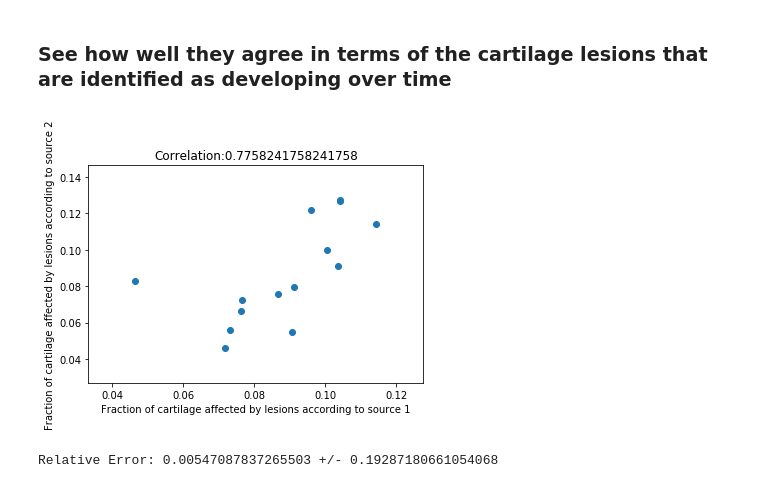
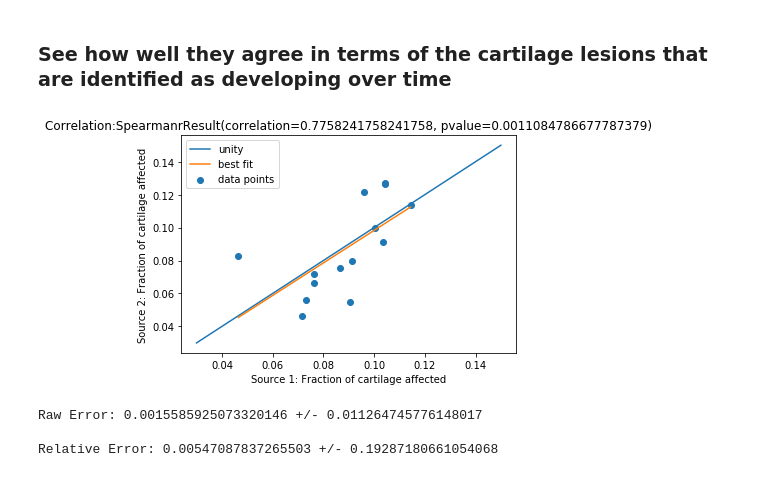
Before and after one commit to kathoma/AutomaticKneeMRISegmentation, a Jupyter notebook: FullPipeline.ipynb, the cells around one changed output. Drawn from its saved outputs; the diff is of its cells as text; code cells hidden in the pictures.

```diff
--- a/FullPipeline.ipynb
+++ b/FullPipeline.ipynb
@@ -132,9 +133,9 @@ source2_time2 = np.sort([i for i in paths if i[-12]=='8'])
 
 percentLesion_expert1 = calculate_group_lesion_area(timepoint1=source2_time1,
                                                      timepoint2=source2_time2,
-                                                     value_threshold = None,
+#                                                      value_threshold = 9,
                                                      sigma_multiple = 1,
-                                                     area_value_threshold = None,
+#                                                      area_value_threshold = 12.4,
                                                      area_fraction_threshold = .01,
                                                      area_percentile_threshold = None,
                                                      display=False,
@@ -142,9 +143,9 @@ percentLesion_expert1 = calculate_group_lesion_area(timepoint1=source2_time1,
 
 percentLesion_predict = calculate_group_lesion_area(timepoint1=source1_time1,
                                                      timepoint2=source1_time2,
-                                                     value_threshold = None,
+#                                                      value_threshold = 9,
                                                      sigma_multiple = 1,
-                                                     area_value_threshold = None,
+#                                                      area_value_threshold = 12.4,
                                                      area_fraction_threshold = .01,
                                                      area_percentile_threshold = None,
                                                      display=False,
@@ -212,16 +263,28 @@ if len(source1_regions1)==len(source1_regions2):
 ### See how well they agree in terms of the cartilage lesions that are identified as developing over time
 # %%
 plt.scatter(percentLesion_expert1, percentLesion_predict)
-plt.title("Correlation:" + str(spearmanr(percentLesion_expert1, percentLesion_predict)[0]))
-plt.xlabel("Fraction of cartilage affected by lesions according to source 1")
-plt.ylabel("Fraction of cartilage affected by lesions according to source 2")
+plt.title("Correlation:" + str(spearmanr(percentLesion_expert1, percentLesion_predict)))
+plt.xlabel("Source 1: Fraction of cartilage affected")
+plt.ylabel("Source 2: Fraction of cartilage affected")
+plt.plot([.03,.15],[.03,.15])
+plt.plot(np.unique(percentLesion_expert1), np.poly1d(np.polyfit(percentLesion_expert1, percentLesion_predict, 1))(np.unique(percentLesion_expert1)))
+plt.legend(['unity','best fit','data points'])
 plt.show()
 
-bias = np.mean(((np.array(percentLesion_expert1) - np.array(percentLesion_predict))/np.array(percentLesion_expert1)))
-StD = np.std(np.abs((np.array(percentLesion_expert1) - np.array(percentLesion_predict))/np.array(percentLesion_expert1)))
+
+bias_raw = np.mean(((np.array(percentLesion_expert1) - np.array(percentLesion_predict))))
+StD_raw = np.std(np.abs((np.array(percentLesion_expert1) - np.array(percentLesion_predict))))
 
 print()
-print("Relative Error:", bias, "+/-", StD)
+print("Raw Error:", bias_raw, "+/-", StD_raw)
+
+bias_relative = np.mean(((np.array(percentLesion_expert1) - np.array(percentLesion_predict))/np.array(percentLesion_expert1)))
+StD_relative = np.std(np.abs((np.array(percentLesion_expert1) - np.array(percentLesion_predict))/np.array(percentLesion_expert1)))
+
+print()
+print("Relative Error:", bias_relative, "+/-", StD_relative)
 # %% [output]
-[figure, old version]
+[figure, new version]
+Raw Error: 0.0015585925073320146 +/- 0.011264745776148017
+
 Relative Error: 0.00547087837265503 +/- 0.19287180661054068
```
Also changed, not shown: parts of 14 cells of this notebook, 4 other files.
